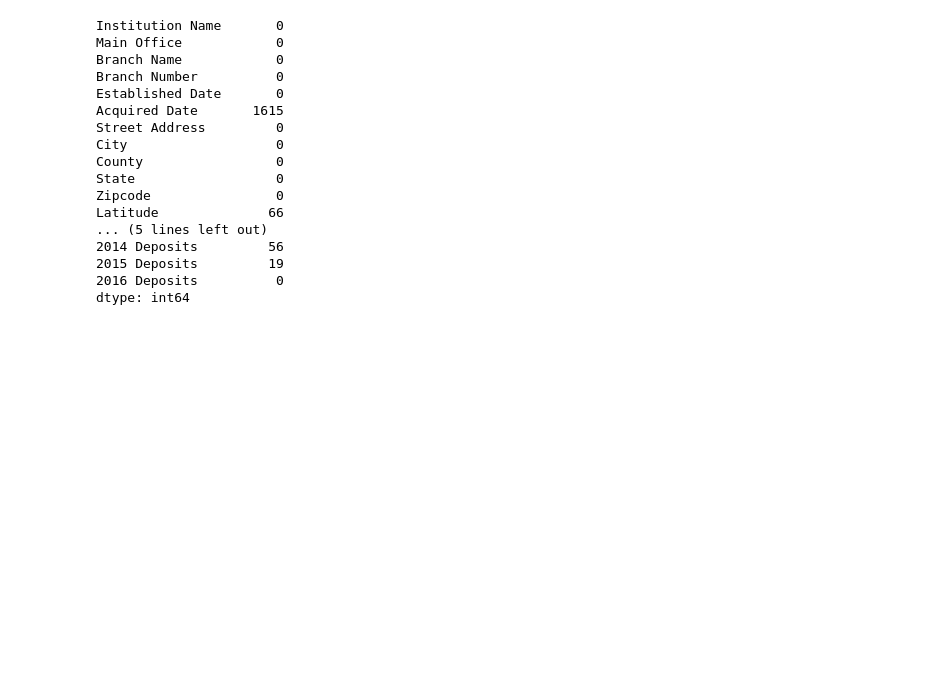
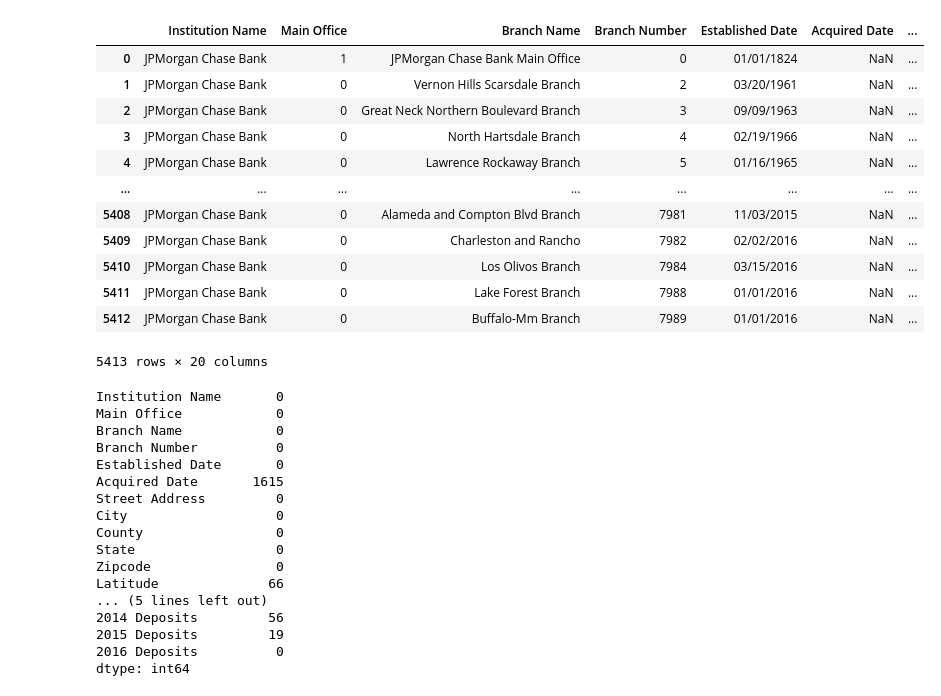
Before and after one commit to nkbuddy/chasebankDA, a Jupyter notebook: chase.ipynb, the cells around one changed output. Cells and saved outputs as stored; diff of their text form; code cells hidden in the pictures; blank space fills up the shorter version.

```diff
--- a/chase.ipynb
+++ b/chase.ipynb
@@ -5,5 +13,21 @@ import pandas as pd
 # %%
 df = pd.read_csv('/Users/alanchan/Documents/Github/chasebankDA/chase.csv')
+# %%
+df
+# %% [output]
+|  | Institution Name | Main Office | Branch Name | Branch Number | Established Date | Acquired Date | ... |
+| 0 | JPMorgan Chase Bank | 1 | JPMorgan Chase Bank Main Office | 0 | 01/01/1824 | NaN | ... |
+| 1 | JPMorgan Chase Bank | 0 | Vernon Hills Scarsdale Branch | 2 | 03/20/1961 | NaN | ... |
+| 2 | JPMorgan Chase Bank | 0 | Great Neck Northern Boulevard Branch | 3 | 09/09/1963 | NaN | ... |
+| 3 | JPMorgan Chase Bank | 0 | North Hartsdale Branch | 4 | 02/19/1966 | NaN | ... |
+| 4 | JPMorgan Chase Bank | 0 | Lawrence Rockaway Branch | 5 | 01/16/1965 | NaN | ... |
+| ... | ... | ... | ... | ... | ... | ... | ... |
+| 5408 | JPMorgan Chase Bank | 0 | Alameda and Compton Blvd Branch | 7981 | 11/03/2015 | NaN | ... |
+| 5409 | JPMorgan Chase Bank | 0 | Charleston and Rancho | 7982 | 02/02/2016 | NaN | ... |
+| 5410 | JPMorgan Chase Bank | 0 | Los Olivos Branch | 7984 | 03/15/2016 | NaN | ... |
+| 5411 | JPMorgan Chase Bank | 0 | Lake Forest Branch | 7988 | 01/01/2016 | NaN | ... |
+| 5412 | JPMorgan Chase Bank | 0 | Buffalo-Mm Branch | 7989 | 01/01/2016 | NaN | ... |
+5413 rows × 20 columns
 # %%
 df.isna().sum()
 # %% [output]
```
Also changed, not shown: parts of 7 cells of this notebook.
